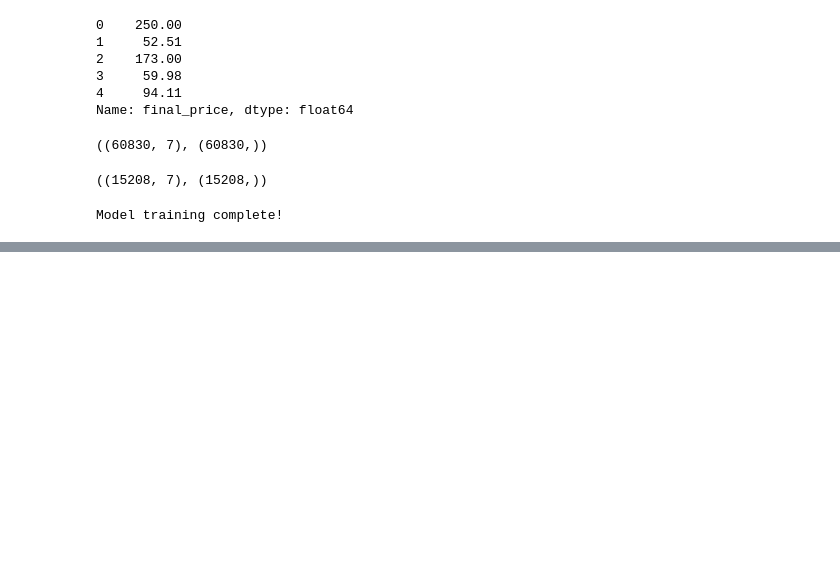
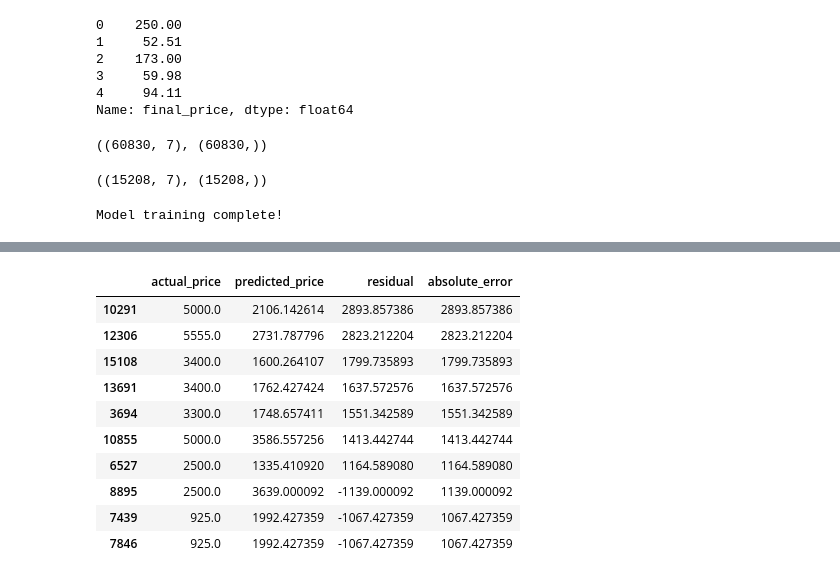
Before and after one commit to Student-boy143/mumbai-house-price-prediction, a Jupyter notebook: notebooks/01_data_exploration.ipynb, the cells around one changed output, grey strips where cells are left out. Cells and saved outputs as stored; diff of their text form; code cells hidden in the pictures; blank space fills up the shorter version.

```diff
--- a/notebooks/01_data_exploration.ipynb
+++ b/notebooks/01_data_exploration.ipynb
@@ -266,0 +267,31 @@ Linear Regression MAE: ₹35.07 lakhs
+# %%
+# Create a table of actual and predicted prices
+results = pd.DataFrame({
+    "actual_price": y_test.reset_index(drop=True),
+    "predicted_price": y_pred
+})
+
+# Calculate the signed prediction error
+results["residual"] = (
+    results["actual_price"] - results["predicted_price"]
+)
+
+# Calculate the size of the error, regardless of direction
+results["absolute_error"] = results["residual"].abs()
+
+# Display the 10 predictions with the largest errors
+display(
+    results.nlargest(10, "absolute_error")
+)
+# %% [output]
+|  | actual_price | predicted_price | residual | absolute_error |
+| 10291 | 5000.0 | 2106.142614 | 2893.857386 | 2893.857386 |
+| 12306 | 5555.0 | 2731.787796 | 2823.212204 | 2823.212204 |
+| 15108 | 3400.0 | 1600.264107 | 1799.735893 | 1799.735893 |
+| 13691 | 3400.0 | 1762.427424 | 1637.572576 | 1637.572576 |
+| 3694 | 3300.0 | 1748.657411 | 1551.342589 | 1551.342589 |
+| 10855 | 5000.0 | 3586.557256 | 1413.442744 | 1413.442744 |
+| 6527 | 2500.0 | 1335.410920 | 1164.589080 | 1164.589080 |
+| 8895 | 2500.0 | 3639.000092 | -1139.000092 | 1139.000092 |
+| 7439 | 925.0 | 1992.427359 | -1067.427359 | 1067.427359 |
+| 7846 | 925.0 | 1992.427359 | -1067.427359 | 1067.427359 |
```
Also changed, not shown: parts of 5 cells of this notebook.
